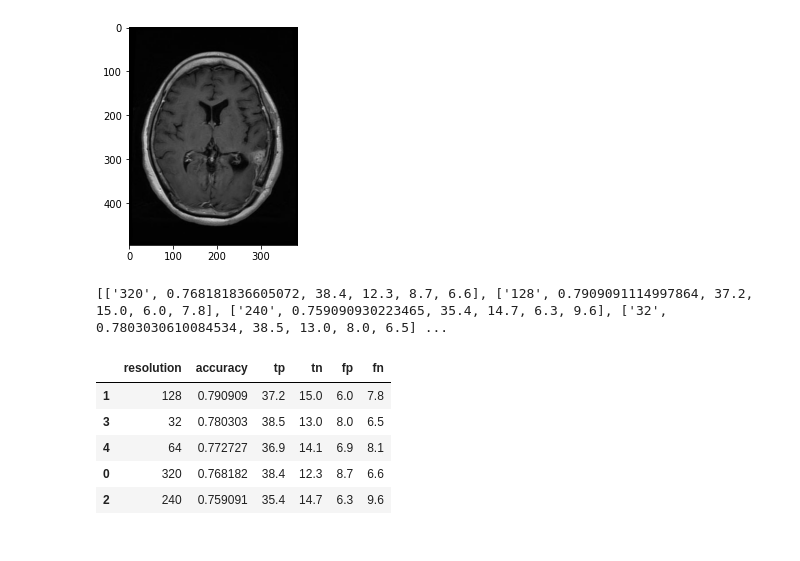
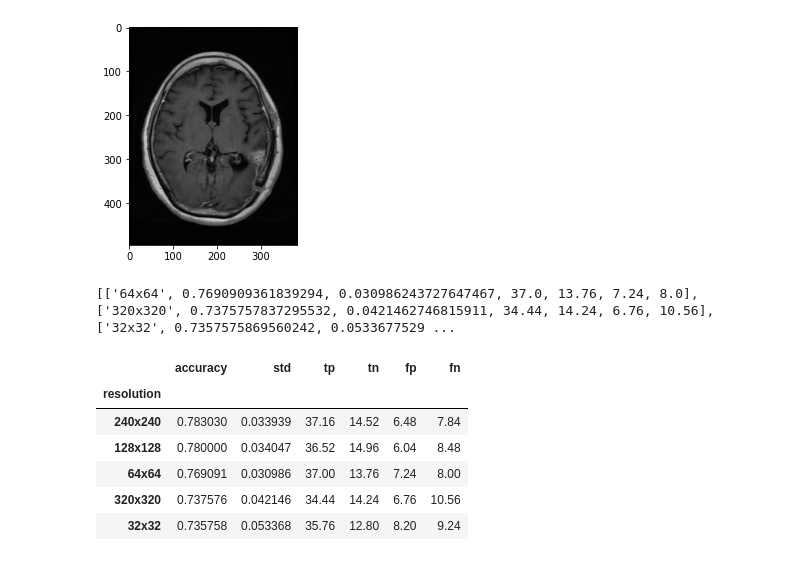
Before and after one commit to Jamesfryer1998/BrainTumourDetection, a Jupyter notebook: Notebooks/Image_rezise.ipynb, the cells around one changed output. Drawn from its saved outputs; the diff is of its cells as text; code cells hidden in the pictures.

Commit message:
Successful resolution testing

```diff
--- a/Notebooks/Image_rezise.ipynb
+++ b/Notebooks/Image_rezise.ipynb
@@ -49,41 +49,44 @@ plt.imshow(cropped_im)
 # %%
 # Average Resolutions
 import json
 
-with open("/Users/james/MScCode/Final Project/res_testing.json", "r") as infile:
+with open("/Users/james/MScCode/Final Project/preprocessing/res_testing/res_test.json", "r") as infile:
     data = json.load(infile)
 
 resolutions = set([d['resolution'] for d in data])
 
 average_res = {}
 averages = []
 
 for res in resolutions:
     accuracies = [d['test_accuracy'] for d in data if d['resolution']==res]
     tn = [d['true_neg'] for d in data if d['resolution']==res]
     tp = [d['true_pos'] for d in data if d['resolution']==res]
     fp = [d['false_pos'] for d in data if d['resolution']==res]
     fn = [d['false_neg'] for d in data if d['resolution']==res]
     avg_tn = (sum(tn) / len(tn))
     avg_tp = (sum(tp) / len(tp))
     avg_fp = (sum(fp) / len(fp))
     avg_fn = (sum(fn) / len(fn))
-
     avg = (sum(accuracies) / len(accuracies))
-    averages.append([res, avg, avg_tp, avg_tn, avg_fp, avg_fn])
+    std = np.std(accuracies)
+    averages.append([f'{res}x{res}', avg, std, avg_tp, avg_tn, avg_fp, avg_fn])
     average_res.update({res:avg})
 
 sort_by_value = dict(sorted(average_res.items(), key=lambda item: item[1]))
 sort_by_value
 print(averages)
 
-df = pd.DataFrame(averages, columns=['resolution', 'accuracy', 'tp', 'tn', 'fp', 'fn'])
-df.sort_values(by=['accuracy'], ascending=False)
+df = pd.DataFrame(averages, columns=['resolution', 'accuracy', 'std', 'tp', 'tn', 'fp', 'fn'])
+df.sort_values(by=['accuracy'], ascending=False, inplace=True)
+df.set_index('resolution', inplace=True)
+df
 # %% [output]
-[['320', 0.768181836605072, 38.4, 12.3, 8.7, 6.6], ['128', 0.7909091114997864, 37.2, 15.0, 6.0, 7.8], ['240', 0.759090930223465, 35.4, 14.7, 6.3, 9.6], ['32', 0.7803030610084534, 38.5, 13.0, 8.0, 6.5] ...
+[['64x64', 0.7690909361839294, 0.030986243727647467, 37.0, 13.76, 7.24, 8.0], ['320x320', 0.7375757837295532, 0.0421462746815911, 34.44, 14.24, 6.76, 10.56], ['32x32', 0.7357575869560242, 0.0533677529 ...
-|  | resolution | accuracy | tp | tn | fp | fn |
-| 1 | 128 | 0.790909 | 37.2 | 15.0 | 6.0 | 7.8 |
-| 3 | 32 | 0.780303 | 38.5 | 13.0 | 8.0 | 6.5 |
-| 4 | 64 | 0.772727 | 36.9 | 14.1 | 6.9 | 8.1 |
-| 0 | 320 | 0.768182 | 38.4 | 12.3 | 8.7 | 6.6 |
-| 2 | 240 | 0.759091 | 35.4 | 14.7 | 6.3 | 9.6 |
+|  | accuracy | std | tp | tn | fp | fn |
+| resolution |  |  |  |  |  |  |
+| 240x240 | 0.783030 | 0.033939 | 37.16 | 14.52 | 6.48 | 7.84 |
+| 128x128 | 0.780000 | 0.034047 | 36.52 | 14.96 | 6.04 | 8.48 |
+| 64x64 | 0.769091 | 0.030986 | 37.00 | 13.76 | 7.24 | 8.00 |
+| 320x320 | 0.737576 | 0.042146 | 34.44 | 14.24 | 6.76 | 10.56 |
+| 32x32 | 0.735758 | 0.053368 | 35.76 | 12.80 | 8.20 | 9.24 |
```
Also changed, not shown: parts of 1 cell of this notebook, 4 other files.
